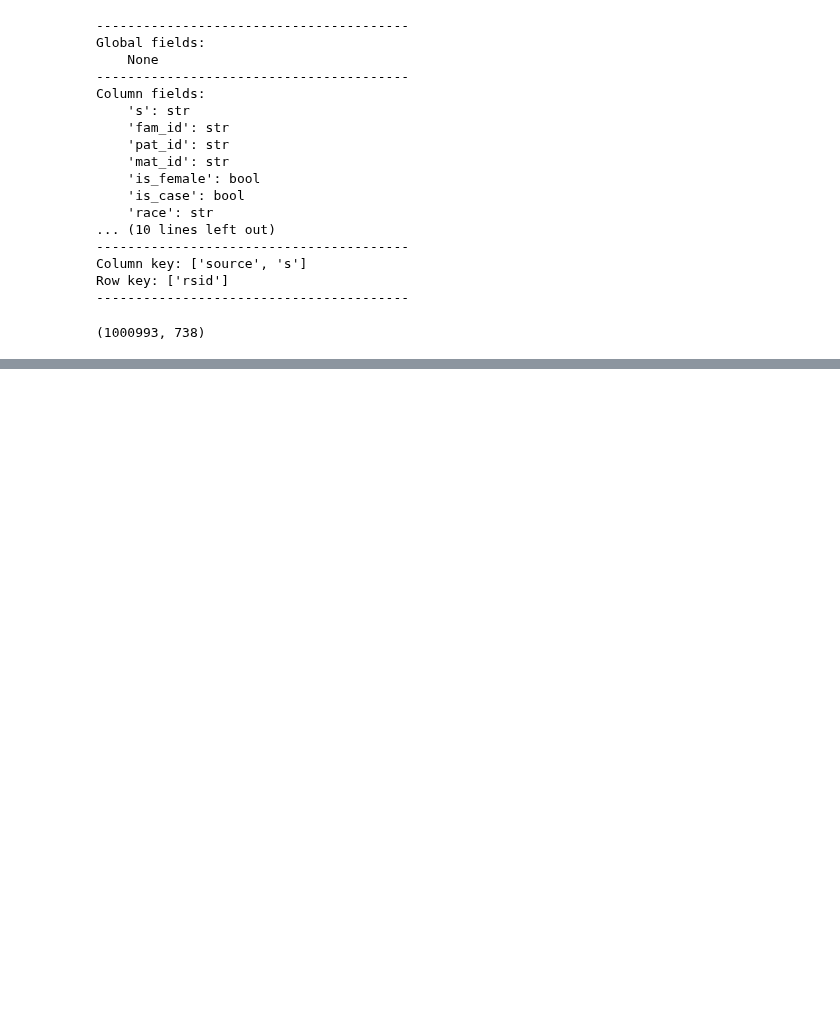
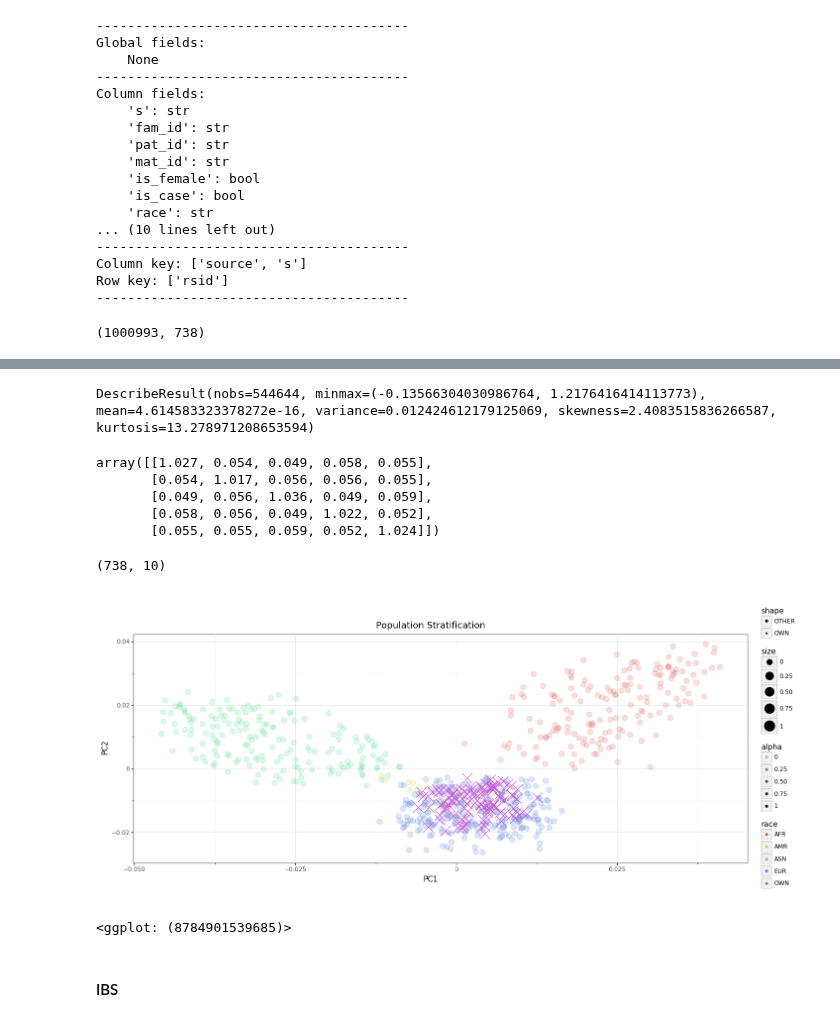
Before and after one commit to related-sciences/gwas-analysis, a Jupyter notebook: notebooks/tutorial/02-population-stratification/gwas-ps-hail.ipynb, the cells around one changed output, grey strips where cells are left out. Saved outputs shown, nothing was run; the diff lists cells and outputs as text; code cells hidden in the pictures; blank space fills up the shorter version.

```diff
--- a/notebooks/tutorial/02-population-stratification/gwas-ps-hail.ipynb
+++ b/notebooks/tutorial/02-population-stratification/gwas-ps-hail.ipynb
@@ -466,0 +487,4 @@ pca_plot(df_pca.pipe(lambda df: df[df['race'].isin(['OWN', 'EUR'])])) #+ \
+# %%
+# Resulting GRM values can be positive or negative and are higher for more closely related individuals
+grm = hl.genetic_relatedness_matrix(mt_mg_pr.GT).to_numpy()
+grm.shape
@@ -466,0 +495,29 @@ pca_plot(df_pca.pipe(lambda df: df[df['race'].isin(['OWN', 'EUR'])])) #+ \
+# %%
+mat_stats(grm, axis=None)
+# %% [output]
+DescribeResult(nobs=544644, minmax=(-0.13566304030986764, 1.2176416414113773), mean=4.614583323378272e-16, variance=0.012424612179125069, skewness=2.4083515836266587, kurtosis=13.278971208653594)
+# %%
+np.round(grm[:5, :5], 3)
+# %% [output]
+array([[1.027, 0.054, 0.049, 0.058, 0.055],
+       [0.054, 1.017, 0.056, 0.056, 0.055],
+       [0.049, 0.056, 1.036, 0.049, 0.059],
+       [0.058, 0.056, 0.049, 1.022, 0.052],
+       [0.055, 0.055, 0.059, 0.052, 1.024]])
+# %%
+from sklearn.manifold import MDS
+mds = MDS(n_components=10, metric=True, eps=1e-8, max_iter=int(1e6), dissimilarity='precomputed', random_state=1)
+mds = mds.fit_transform(grm)
+mds.shape
+# %% [output]
+(738, 10)
+# %%
+pca_plot(
+    pd.DataFrame(hl.struct(source=mt_mg_pr.source, s=mt_mg_pr.s, race=mt_mg_pr.race).collect())
+    .assign(PC1=mds[:,0], PC2=mds[:,1])
+)
+# %% [output]
+[figure, added]
+<ggplot: (8784901539685)>
+# %% [markdown]
+#### IBS
```
Also changed, not shown: parts of 28 cells of this notebook, 2 other files.
